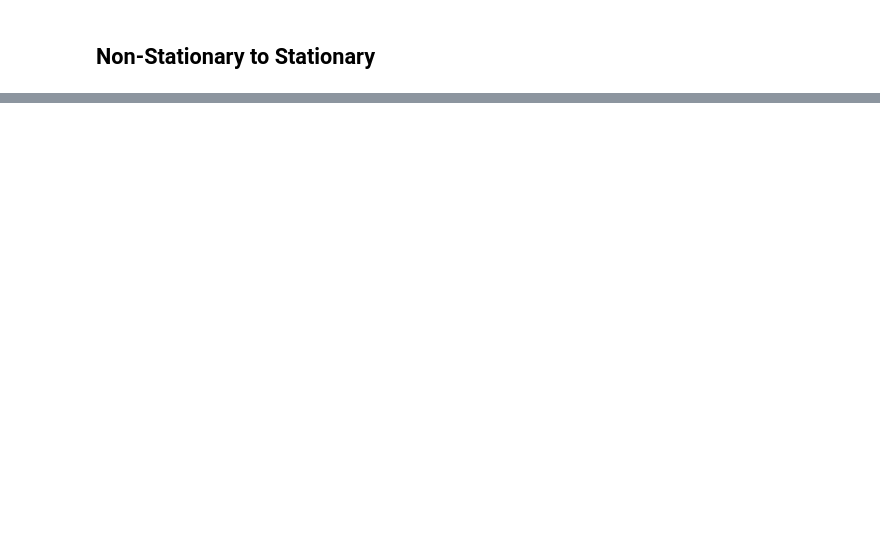
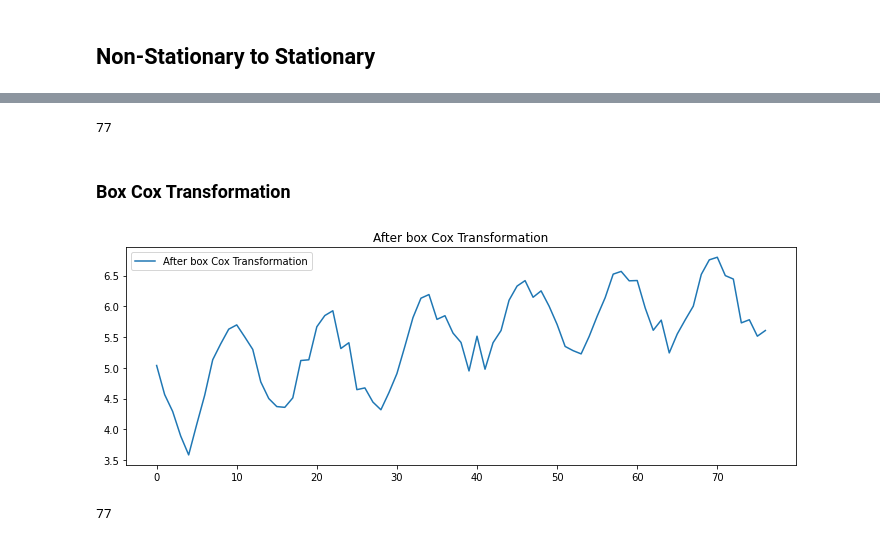
Before and after one commit to SRG08/Time-Series-Analysis, a Jupyter notebook: Time_Series_Analysis.ipynb, the cells around one changed output, grey strips where cells are left out. Cells and saved outputs as stored; diff of their text form; code cells hidden in the pictures; blank space fills up the shorter version.

```diff
--- a/Time_Series_Analysis.ipynb
+++ b/Time_Series_Analysis.ipynb
@@ -301,0 +310,2 @@ P-Value : 0.010000
+# %%
+moving_Average_data = pd.read_csv("/content/drive/MyDrive/Time_series_Forcasting/sales-data.csv" , header = None , names=['Date', 'Sales'])
@@ -301,0 +321,21 @@ P-Value : 0.010000
+# %%
+len(moving_Average_data)
+# %% [output]
+77
+# %% [markdown]
+### Box Cox Transformation
+# %%
+from scipy.stats import boxcox
+
+data_boxcox = pd.Series(boxcox(moving_Average_data['Sales'] , lmbda= 0),index=moving_Average_data.index)
+plt.figure(figsize=(12,4))
+plt.plot(data_boxcox, label ="After box Cox Transformation")
+plt.legend(loc="best")
+plt.title('After box Cox Transformation')
+plt.show()
+# %% [output]
+[figure, added]
+# %%
+len(data_boxcox)
+# %% [output]
+77
```
Also changed, not shown: parts of 35 cells of this notebook.
